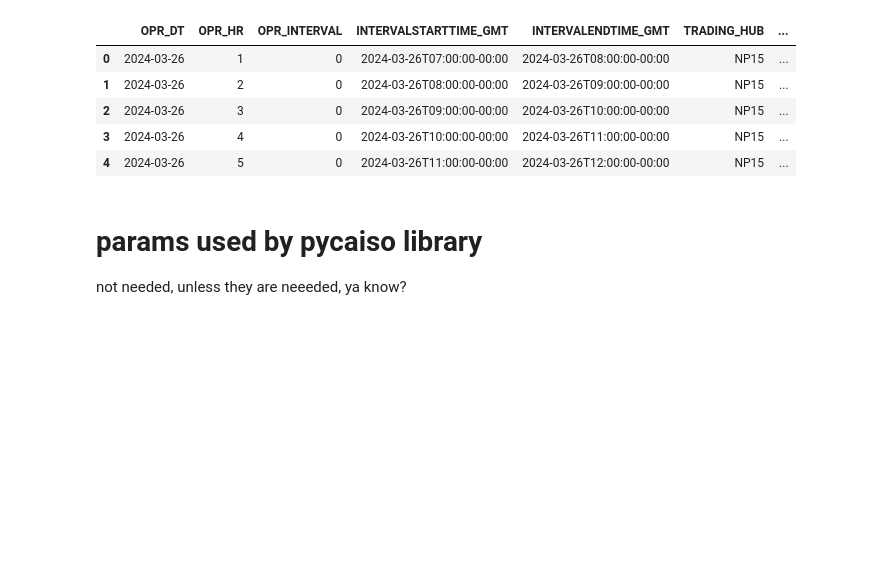
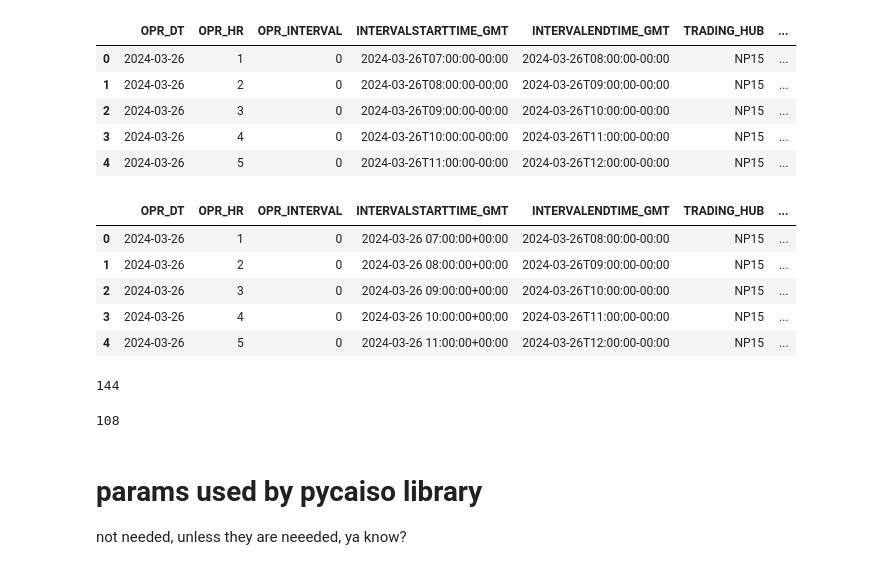
Before and after one commit to denny-lehman/ev_charging, a Jupyter notebook: data/caiso.ipynb, the cells around one changed output. Saved outputs shown, nothing was run; the diff lists cells and outputs as text; code cells hidden in the pictures; blank space fills up the shorter version.

```diff
--- a/data/caiso.ipynb
+++ b/data/caiso.ipynb
@@ -173,3 +173,18 @@ df.head()
 | 2 | 2024-03-26 | 3 | 0 | 2024-03-26T09:00:00-00:00 | 2024-03-26T10:00:00-00:00 | NP15 | ... |
 | 3 | 2024-03-26 | 4 | 0 | 2024-03-26T10:00:00-00:00 | 2024-03-26T11:00:00-00:00 | NP15 | ... |
 | 4 | 2024-03-26 | 5 | 0 | 2024-03-26T11:00:00-00:00 | 2024-03-26T12:00:00-00:00 | NP15 | ... |
+# %%
+df['INTERVALSTARTTIME_GMT'] = pd.to_datetime(df['INTERVALSTARTTIME_GMT'],
+                                                                      utc=True)
+df.head()
+# %% [output]
+|  | OPR_DT | OPR_HR | OPR_INTERVAL | INTERVALSTARTTIME_GMT | INTERVALENDTIME_GMT | TRADING_HUB | ... |
+| 0 | 2024-03-26 | 1 | 0 | 2024-03-26 07:00:00+00:00 | 2024-03-26T08:00:00-00:00 | NP15 | ... |
+| 1 | 2024-03-26 | 2 | 0 | 2024-03-26 08:00:00+00:00 | 2024-03-26T09:00:00-00:00 | NP15 | ... |
+| 2 | 2024-03-26 | 3 | 0 | 2024-03-26 09:00:00+00:00 | 2024-03-26T10:00:00-00:00 | NP15 | ... |
+| 3 | 2024-03-26 | 4 | 0 | 2024-03-26 10:00:00+00:00 | 2024-03-26T11:00:00-00:00 | NP15 | ... |
+| 4 | 2024-03-26 | 5 | 0 | 2024-03-26 11:00:00+00:00 | 2024-03-26T12:00:00-00:00 | NP15 | ... |
+# %%
+len(df)
+# %% [output]
+144
@@ -176,3 +195,8 @@ df.head()
+# %%
+df = df[df['INTERVALSTARTTIME_GMT'].isin(daterange)]
+len(df)
+# %% [output]
+108
 # %% [markdown]
 # params used by pycaiso library
 not needed, unless they are neeeded, ya know?
```
Also changed, not shown: parts of 15 cells of this notebook, 1 other file.
